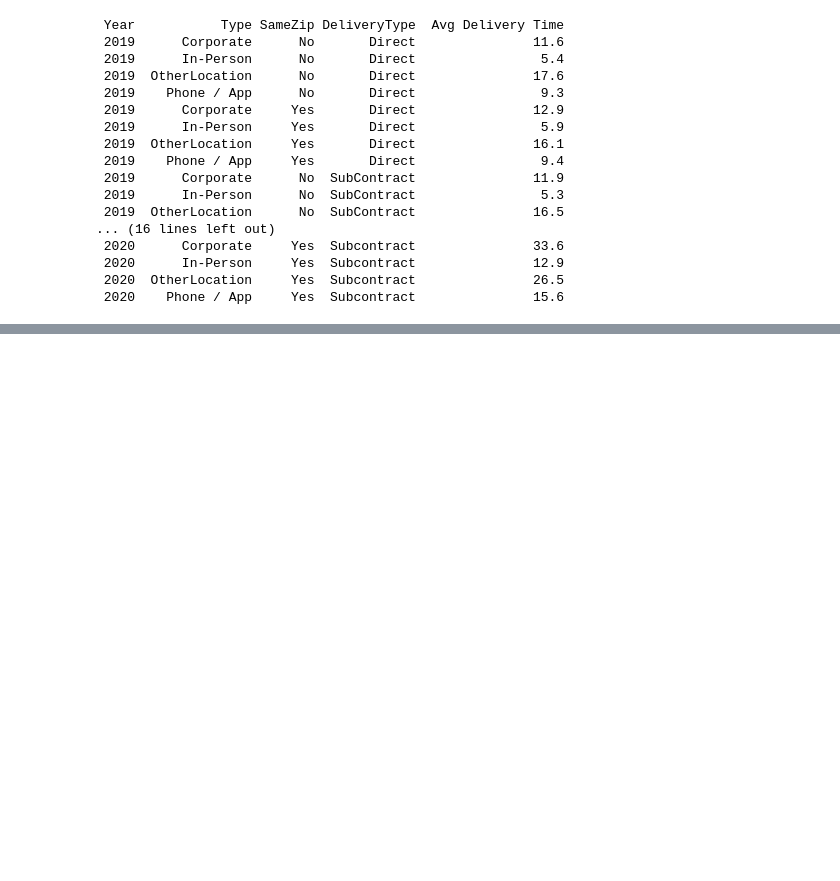
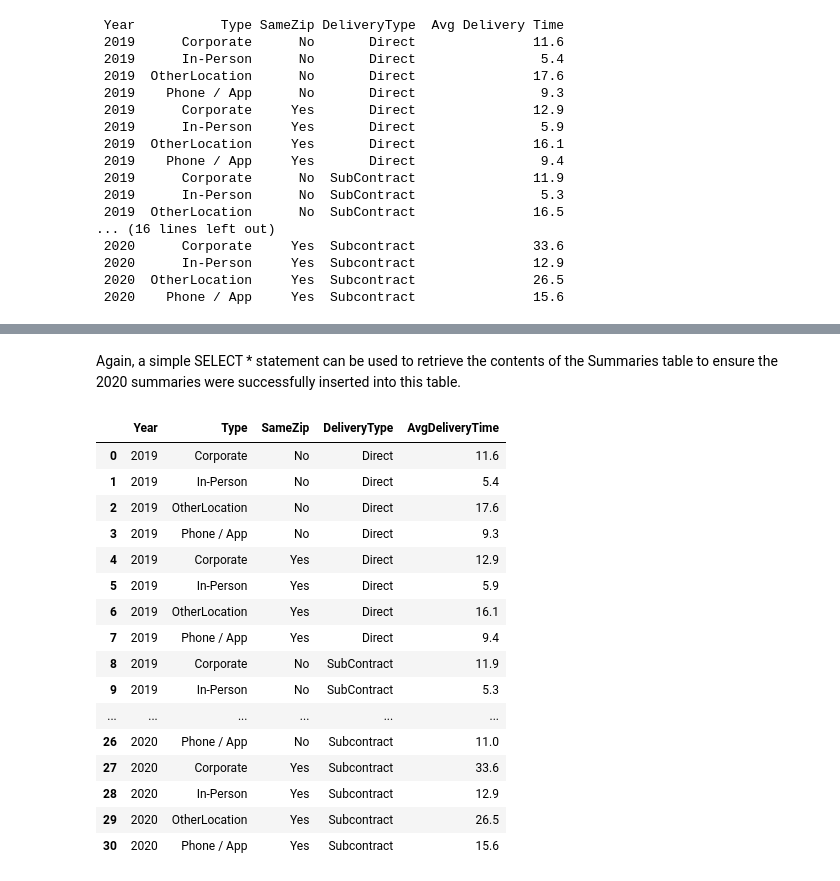
Before and after one commit to yardsale8/DSCI325, a Jupyter notebook: Module3_Part4_SQL.ipynb, the cells around one changed output, grey strips where cells are left out. Cells and saved outputs as stored; diff of their text form; code cells hidden in the pictures; blank space fills up the shorter version.

```diff
--- a/Module3_Part4_SQL.ipynb
+++ b/Module3_Part4_SQL.ipynb
@@ -1010,0 +1413,36 @@ print(Outcomes.to_string(index=False))
+# %% [markdown]
+Again, a simple SELECT * statement can be used to retrieve the contents of the Summaries table to ensure the 2020 summaries were successfully inserted into this table.
+# %%
+#Making a connection
+connect_db = sqlite3.connect("/content/sample_data/PizzaDelivery.db")
+
+#SQL Statement
+df = pd.read_sql_query("""
+                          SELECT *
+                          FROM Summaries
+                       """
+                          , connect_db)
+
+#Closing the connection
+connect_db.close()
+
+#Using pandas to show output
+df.head(50)
+# %% [output]
+|  | Year | Type | SameZip | DeliveryType | AvgDeliveryTime |
+| 0 | 2019 | Corporate | No | Direct | 11.6 |
+| 1 | 2019 | In-Person | No | Direct | 5.4 |
+| 2 | 2019 | OtherLocation | No | Direct | 17.6 |
+| 3 | 2019 | Phone / App | No | Direct | 9.3 |
+| 4 | 2019 | Corporate | Yes | Direct | 12.9 |
+| 5 | 2019 | In-Person | Yes | Direct | 5.9 |
+| 6 | 2019 | OtherLocation | Yes | Direct | 16.1 |
+| 7 | 2019 | Phone / App | Yes | Direct | 9.4 |
+| 8 | 2019 | Corporate | No | SubContract | 11.9 |
+| 9 | 2019 | In-Person | No | SubContract | 5.3 |
+| ... | ... | ... | ... | ... | ... |
+| 26 | 2020 | Phone / App | No | Subcontract | 11.0 |
+| 27 | 2020 | Corporate | Yes | Subcontract | 33.6 |
+| 28 | 2020 | In-Person | Yes | Subcontract | 12.9 |
+| 29 | 2020 | OtherLocation | Yes | Subcontract | 26.5 |
+| 30 | 2020 | Phone / App | Yes | Subcontract | 15.6 |
```
Also changed, not shown: parts of 147 cells of this notebook.
